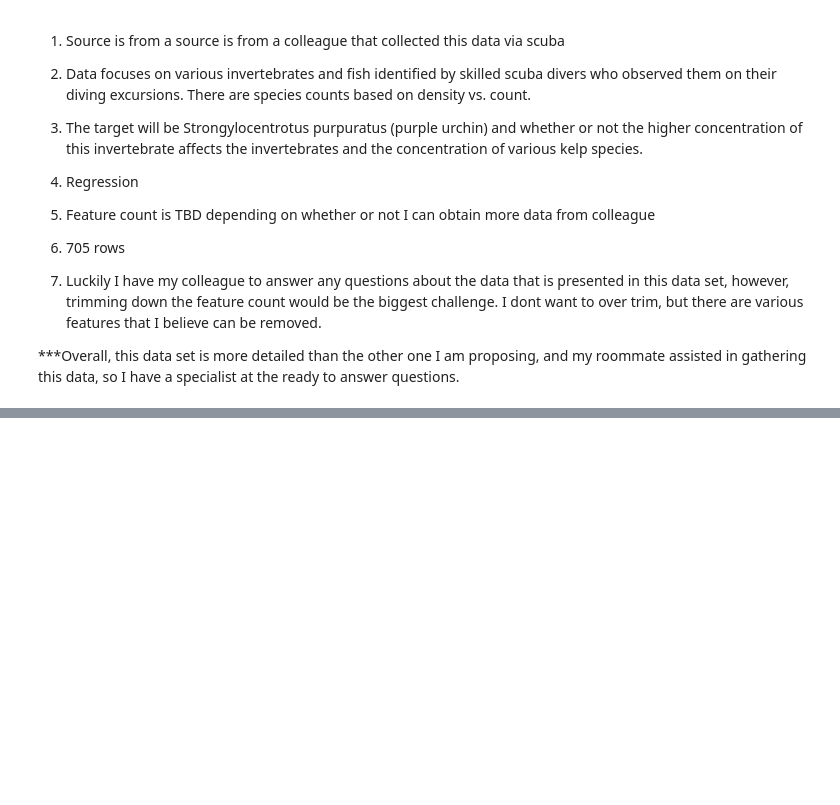
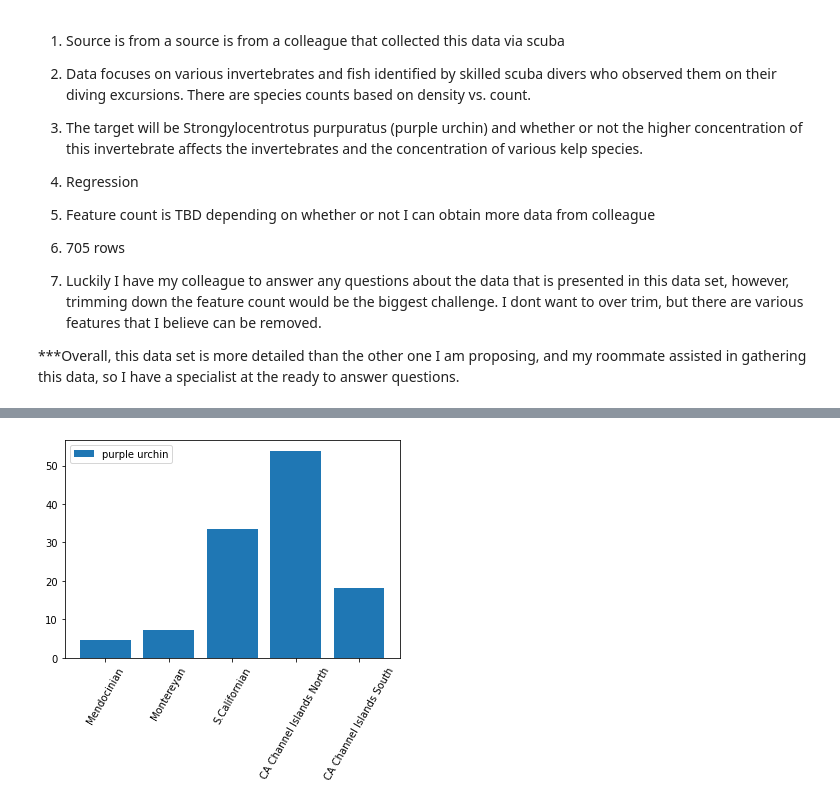
Before and after one commit to Drodricks0/PISCO_ML_Project, a Jupyter notebook: Project_2.ipynb, the cells around one changed output, grey strips where cells are left out. Saved outputs shown, nothing was run; the diff lists cells and outputs as text; code cells hidden in the pictures; blank space fills up the shorter version.

```diff
--- a/Project_2.ipynb
+++ b/Project_2.ipynb
@@ -280,6 +95,0 @@ df['density.Pugettia_producta'].value_counts()
-# %%
-df.loc[df['density.Pycnopodia_helianthoides'] > 0, 'density.Pycnopodia_helianthoides'] = 1
-df['density.Pycnopodia_helianthoides'].value_counts()
-# %%
-df.loc[df['Strongylocentrotus.franciscanus'] > 0, 'Strongylocentrotus.franciscanus'] = 1
-df['Strongylocentrotus.franciscanus'].value_counts()
@@ -289,6 +95,0 @@ df['Strongylocentrotus.purpuratus'].value_counts()
-# %%
-df.loc[df['density.Urticina_piscivora'] > 0, 'density.Urticina_piscivora'] = 1
-df['density.Urticina_piscivora'].value_counts()
-# %%
-df.loc[df['density.Stylaster_californicus'] > 0, 'density.Stylaster_californicus'] = 1
-df['density.Stylaster_californicus'].value_counts()
@@ -376,0 +112,7 @@ plt.xticks(rotation=60);
+# %%
+plt.bar(df['bioregion'],df['Strongylocentrotus.purpuratus'])    #identifying how many were observed at each location (purple urchin)
+plt.xticks(rotation=60)
+species = ['purple urchin', 'algae']
+plt.legend(species);
+# %% [output]
+[figure, added]
```
Also changed, not shown: parts of 116 cells of this notebook.
